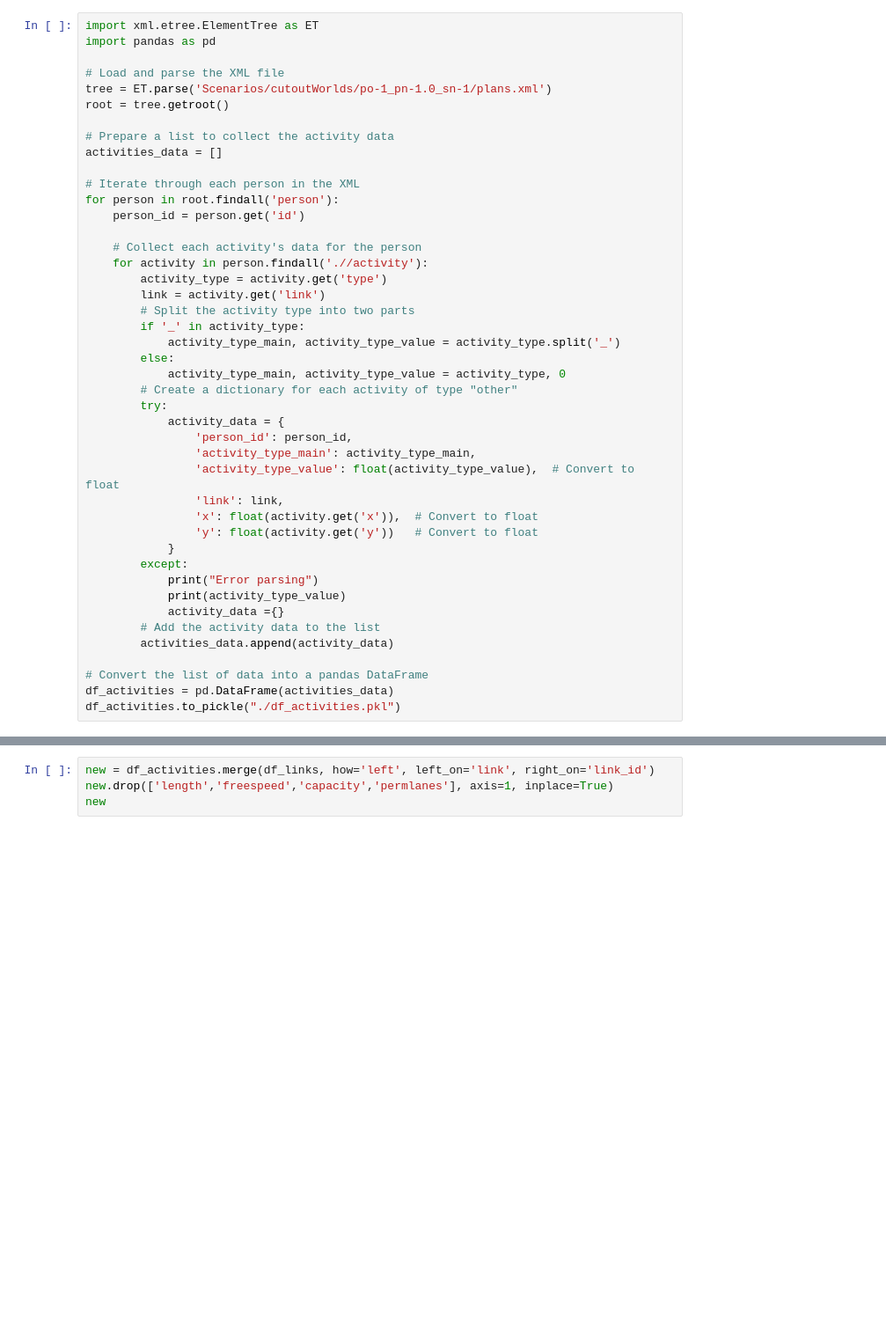
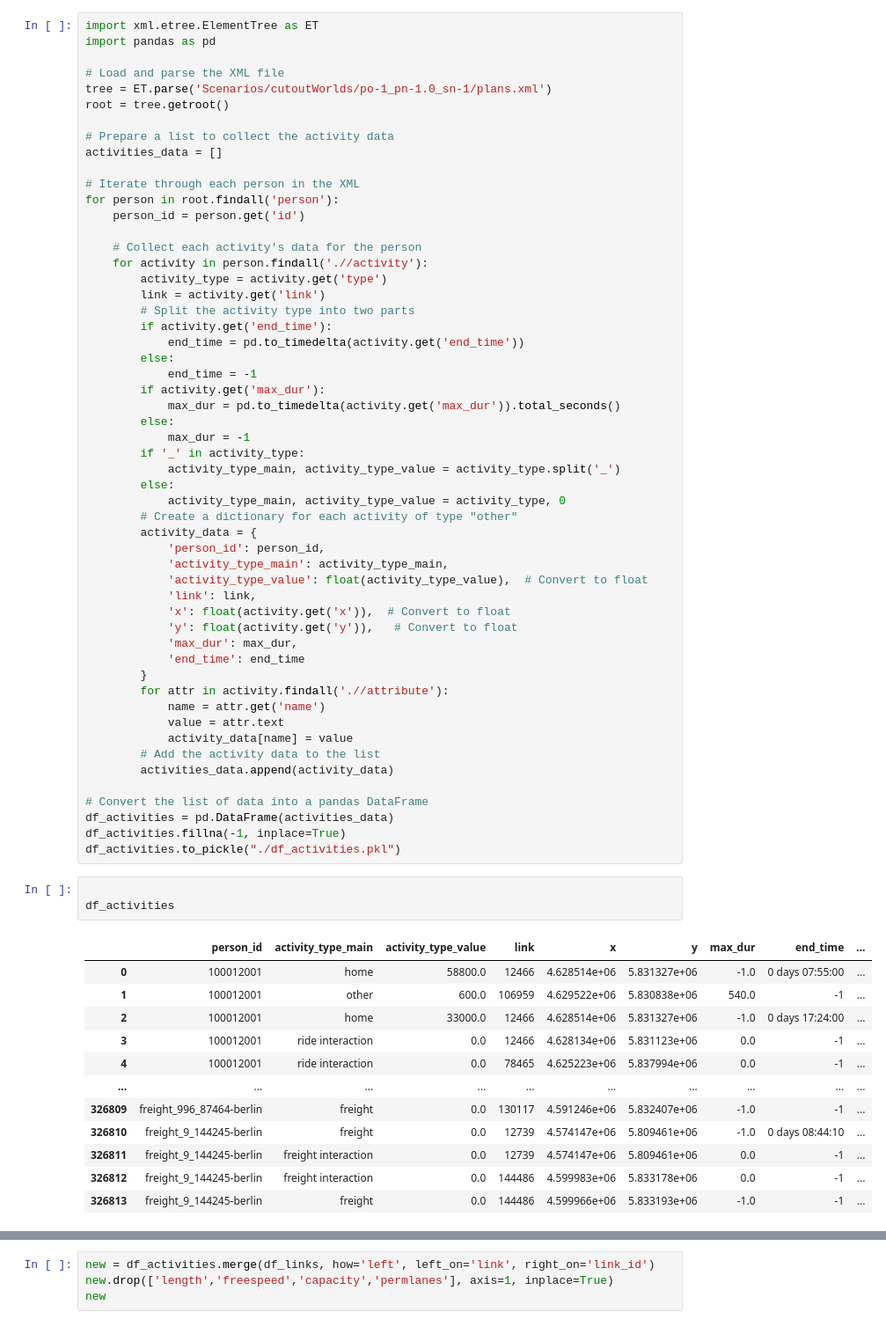
Before and after one commit to bohong0528/TUM_master_thesis, a Jupyter notebook: Version_20231222/xml_parse.ipynb, the cells around one changed output, grey strips where cells are left out. Shown at 88% size. Cells and saved outputs as stored; diff of their text form; blank space fills up the shorter version.

```diff
--- a/Version_20231222/xml_parse.ipynb
+++ b/Version_20231222/xml_parse.ipynb
@@ -18,27 +18,53 @@ for person in root.findall('person'):
         activity_type = activity.get('type')
         link = activity.get('link')
         # Split the activity type into two parts
+        if activity.get('end_time'):
+            end_time = pd.to_timedelta(activity.get('end_time'))
+        else:
+            end_time = -1
+        if activity.get('max_dur'):
+            max_dur = pd.to_timedelta(activity.get('max_dur')).total_seconds()
+        else:
+            max_dur = -1
         if '_' in activity_type:
             activity_type_main, activity_type_value = activity_type.split('_')
         else:
             activity_type_main, activity_type_value = activity_type, 0
         # Create a dictionary for each activity of type "other"
-        try:
-            activity_data = {
-                'person_id': person_id,
-                'activity_type_main': activity_type_main,
-                'activity_type_value': float(activity_type_value),  # Convert to float
-                'link': link,
-                'x': float(activity.get('x')),  # Convert to float
-                'y': float(activity.get('y'))   # Convert to float
-            }
-        except:
-            print("Error parsing")
-            print(activity_type_value)
-            activity_data ={}
+        activity_data = {
+            'person_id': person_id,
+            'activity_type_main': activity_type_main,
+            'activity_type_value': float(activity_type_value),  # Convert to float
+            'link': link,
+            'x': float(activity.get('x')),  # Convert to float
+            'y': float(activity.get('y')),   # Convert to float
+            'max_dur': max_dur,
+            'end_time': end_time
+        }
+        for attr in activity.findall('.//attribute'):
+            name = attr.get('name')
+            value = attr.text
+            activity_data[name] = value
         # Add the activity data to the list
         activities_data.append(activity_data)
 
 # Convert the list of data into a pandas DataFrame
 df_activities = pd.DataFrame(activities_data)
+df_activities.fillna(-1, inplace=True)
 df_activities.to_pickle("./df_activities.pkl")
+# %%
+
+df_activities
+# %% [output]
+|  | person_id | activity_type_main | activity_type_value | link | x | y | max_dur | end_time | ... |
+| 0 | 100012001 | home | 58800.0 | 12466 | 4.628514e+06 | 5.831327e+06 | -1.0 | 0 days 07:55:00 | ... |
+| 1 | 100012001 | other | 600.0 | 106959 | 4.629522e+06 | 5.830838e+06 | 540.0 | -1 | ... |
+| 2 | 100012001 | home | 33000.0 | 12466 | 4.628514e+06 | 5.831327e+06 | -1.0 | 0 days 17:24:00 | ... |
+| 3 | 100012001 | ride interaction | 0.0 | 12466 | 4.628134e+06 | 5.831123e+06 | 0.0 | -1 | ... |
+| 4 | 100012001 | ride interaction | 0.0 | 78465 | 4.625223e+06 | 5.837994e+06 | 0.0 | -1 | ... |
+| ... | ... | ... | ... | ... | ... | ... | ... | ... | ... |
+| 326809 | freight_996_87464-berlin | freight | 0.0 | 130117 | 4.591246e+06 | 5.832407e+06 | -1.0 | -1 | ... |
+| 326810 | freight_9_144245-berlin | freight | 0.0 | 12739 | 4.574147e+06 | 5.809461e+06 | -1.0 | 0 days 08:44:10 | ... |
+| 326811 | freight_9_144245-berlin | freight interaction | 0.0 | 12739 | 4.574147e+06 | 5.809461e+06 | 0.0 | -1 | ... |
+| 326812 | freight_9_144245-berlin | freight interaction | 0.0 | 144486 | 4.599983e+06 | 5.833178e+06 | 0.0 | -1 | ... |
+| 326813 | freight_9_144245-berlin | freight | 0.0 | 144486 | 4.599966e+06 | 5.833193e+06 | -1.0 | -1 | ... |
```
Also changed, not shown: parts of 3 cells of this notebook, 3 other files.
